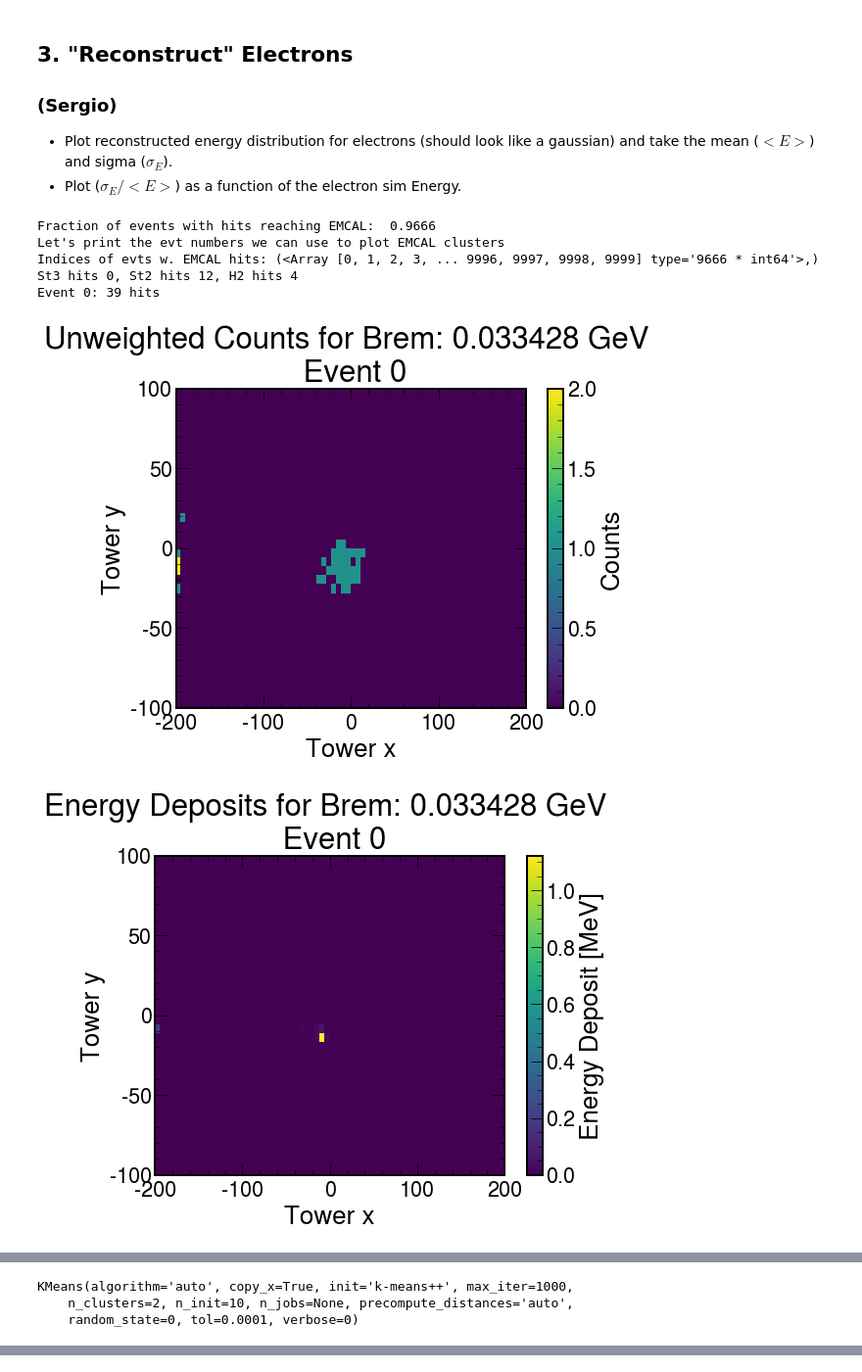
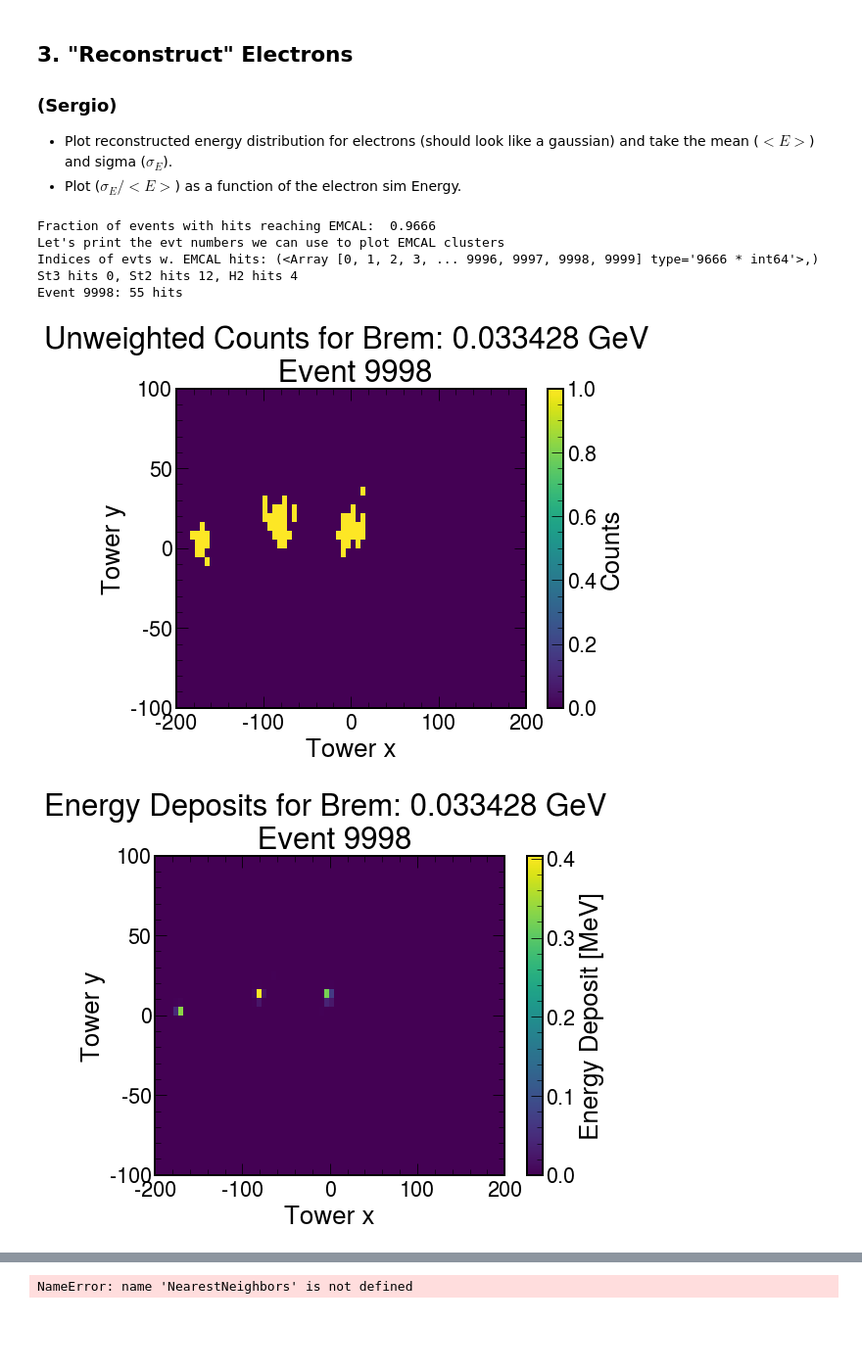
Before and after one commit to DarkQuest-FNAL/DarkQuest, a Jupyter notebook: e1039-analysis/python/EMCALClusters.ipynb, the cells around one changed output, grey strips where cells are left out. Shown: that part at 98% size. Drawn from its saved outputs; the diff is of its cells as text; code cells hidden in the pictures; blank space fills up the shorter version.

```diff
--- a/e1039-analysis/python/EMCALClusters.ipynb
+++ b/e1039-analysis/python/EMCALClusters.ipynb
@@ -275,14 +352,14 @@ def emcal_byevent(ifile,evtNum):
 # %%
 ifileBrem = "sim_eval_Brem_0.033428_z500_600_eps_-5.2.root"
 # this prints the evt numbers w emcal hits and returns basic acceptance
 acc = printemcalhits_byevent(ifileBrem)
 # this reconstructs preliminary clusters
-emcal_byevent(ifileBrem,0)
+emcal_byevent(ifileBrem,9998)
 # %% [output]
 Fraction of events with hits reaching EMCAL:  0.9666
 Let's print the evt numbers we can use to plot EMCAL clusters
 Indices of evts w. EMCAL hits: (<Array [0, 1, 2, 3, ... 9996, 9997, 9998, 9999] type='9666 * int64'>,)
 St3 hits 0, St2 hits 12, H2 hits 4
-Event 0: 39 hits
+Event 9998: 55 hits
-[figure, old version]
+[figure, new version]
-[figure, old version]
+[figure, new version]
@@ -291,3 +400,0 @@ Event 0: 39 hits
-KMeans(algorithm='auto', copy_x=True, init='k-means++', max_iter=1000,
-    n_clusters=2, n_init=10, n_jobs=None, precompute_distances='auto',
-    random_state=0, tol=0.0001, verbose=0)
@@ -300,3 +418,4 @@ size of clusters ?
+NameError: name 'NearestNeighbors' is not defined
 # %%
 ifileEta = "sim_eval_Eta_0.019564_z500_600_eps_-5.2.root"
 printemcalhits_byevent(ifileEta)
```
Also changed, not shown: parts of 3 cells of this notebook, 2 other files.
